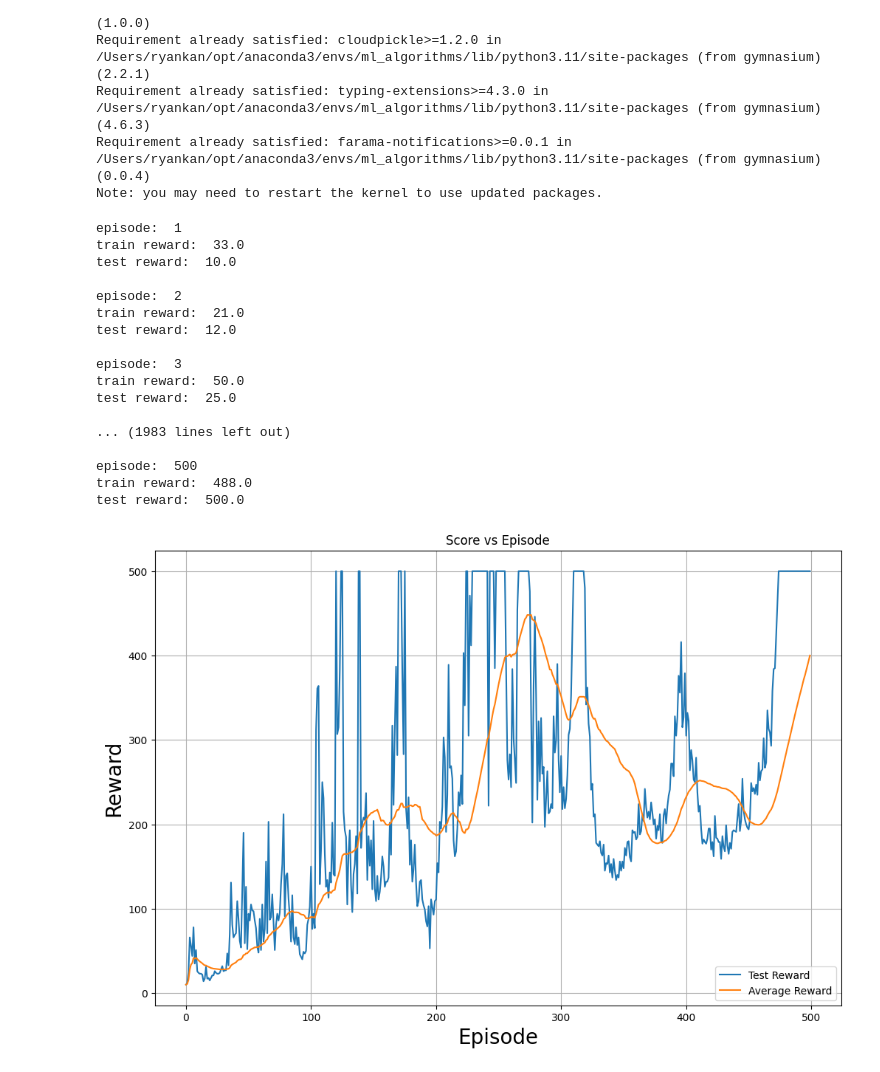
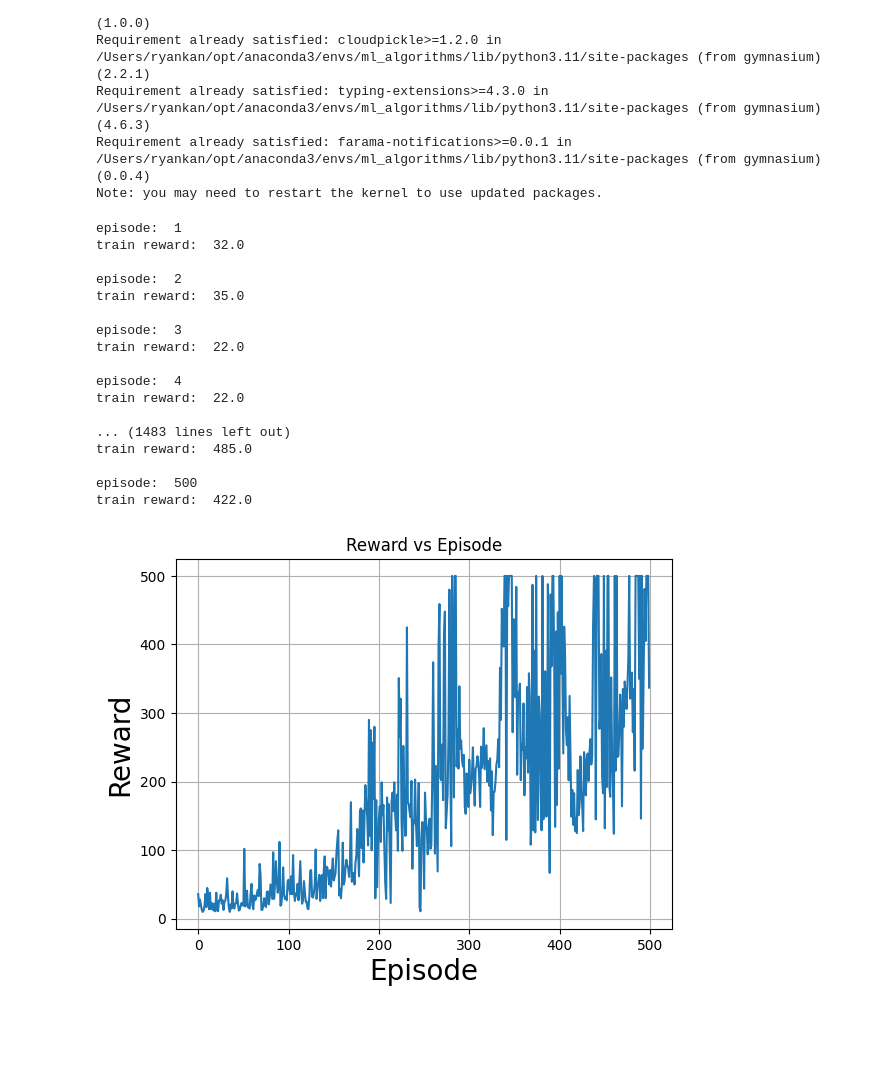
Before and after one commit to kan-ryan/RL-Algorithms, a Jupyter notebook: Actor Critic.ipynb, the cells around one changed output. Saved outputs shown, nothing was run; the diff lists cells and outputs as text; code cells hidden in the pictures; blank space fills up the shorter version.

```diff
--- a/Actor Critic.ipynb
+++ b/Actor Critic.ipynb
@@ -19,8 +19,7 @@ import matplotlib.pyplot as plt
 import numpy as np
 import gymnasium as gym
 # %%
-train_env = gym.make('CartPole-v1')
-test_env = gym.make('CartPole-v1')
+env = gym.make('CartPole-v1')
 # %%
 # Neural Net
 class NN(nn.Module):
@@ -117,7 +82,7 @@ def test(env, policy):
 # %%
 #input output shapes for NN
-n_observations = train_env.observation_space.shape[0]
-n_actions = train_env.action_space.n
+n_observations = env.observation_space.shape[0]
+n_actions = env.action_space.n
 
 #declare actor and critic NN
 actor = NN(n_observations, n_actions)
@@ -137,40 +102,35 @@ device = torch.device("cuda" if torch.cuda.is_available() else "cpu")
 
 episodes = []
 train_rewards = []
-test_rewards = []
+
 for episode in range(1, num_episodes+1):
-    #set neural nets for training mode
-    policy_net.train()
-
     log_prob_actions = []
     values = []
     rewards = []
     done = False
     episode_reward = 0
 
-    state, _ = test_env.reset()
+    state, _ = env.reset()
 
     for i in range(1000):
-
         state = torch.FloatTensor(state).unsqueeze(0).to(device)
 
         action_prob_pred, state_value_pred = policy_net(state)
 
-        action_prob = F.softmax(action_prob_pred, dim = -1)
+        action_prob = F.softmax(action_prob_pred, dim=-1)
 
-        dist = distributions.Categorical(action_prob)
+        dist = distributions.Categorical(action_prob)  # Categorical distribution over actions
 
-        action = dist.sample()
+        action = dist.sample()  # Sample an action from the distribution
 
-        log_prob_action = dist.log_prob(action)
+        log_prob_action = dist.log_prob(action)  # Log probability of the sampled action
 
-        state, reward, terminated, truncated, _ = test_env.step(action.item())
+        state, reward, terminated, truncated, _ = env.step(action.item())  # Take the action in the environment
         done = terminated or truncated
 
         log_prob_actions.append(log_prob_action)
         rewards.append(reward)
         values.append(state_value_pred)
-
 
         episode_reward += reward
         if done:
@@ -179,57 +139,41 @@ for episode in range(1, num_episodes+1):
     log_prob_actions = torch.cat(log_prob_actions)
     values = torch.cat(values).squeeze(-1)
 
-    returns = compute_returns(rewards, gamma)
+    returns = compute_returns(rewards, gamma)  # Compute the returns
 
-    optimize(returns, log_prob_actions, values, optimizer)
+    optimize(returns, log_prob_actions, values, optimizer)  # Update the policy network
 
     train_reward = episode_reward
 
-    test_reward = test(test_env, policy_net)
-
     episodes.append(episode)
     train_rewards.append(train_reward)
-    test_rewards.append(test_reward)
 
-    print('episode: ', episode)
-    print('train reward: ', train_reward)
-    print('test reward: ', test_reward)
-    print()
+#     print('episode: ', episode)
+#     print('train reward: ', train_reward)
+#     print()
 # %% [output]
 episode:  1
-train reward:  33.0
-test reward:  10.0
+train reward:  32.0
 
 episode:  2
-train reward:  21.0
-test reward:  12.0
+train reward:  35.0
 
 episode:  3
-train reward:  50.0
-test reward:  25.0
+train reward:  22.0
 
-... (1983 lines left out)
+episode:  4
+train reward:  22.0
+
+... (1483 lines left out)
+train reward:  485.0
 
 episode:  500
-train reward:  488.0
-test reward:  500.0
+train reward:  422.0
 # %%
-average_reward = []
-for idx in range(len(train_rewards)):
-    avg_list = np.empty(shape=(1,), dtype=int)
-    if idx < 50:
-        avg_list = test_rewards[:idx+1]
-    else:
-        avg_list = test_rewards[idx-49:idx+1]
-    average_reward.append(np.average(avg_list))
-plt.figure(figsize=(12,8))
-
-plt.plot(test_rewards, label='Test Reward')
-plt.plot(average_reward, label='Average Reward')
+plt.plot(train_rewards, label='Rewards')
 plt.xlabel('Episode', fontsize=20)
 plt.ylabel('Reward', fontsize=20)
-plt.legend(loc='lower right')
-plt.title('Score vs Episode')
+plt.title('Reward vs Episode')
 plt.grid()
 # %% [output]
-[figure, old version]
+[figure, new version]
```
Also changed, not shown: parts of 6 cells of this notebook, 2 other files.
